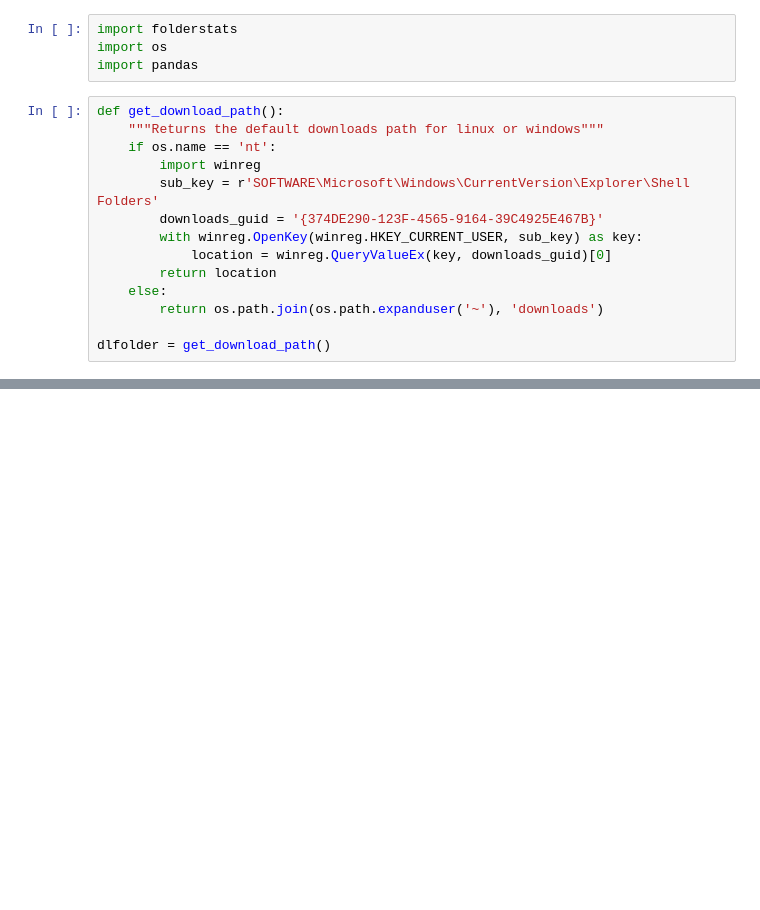
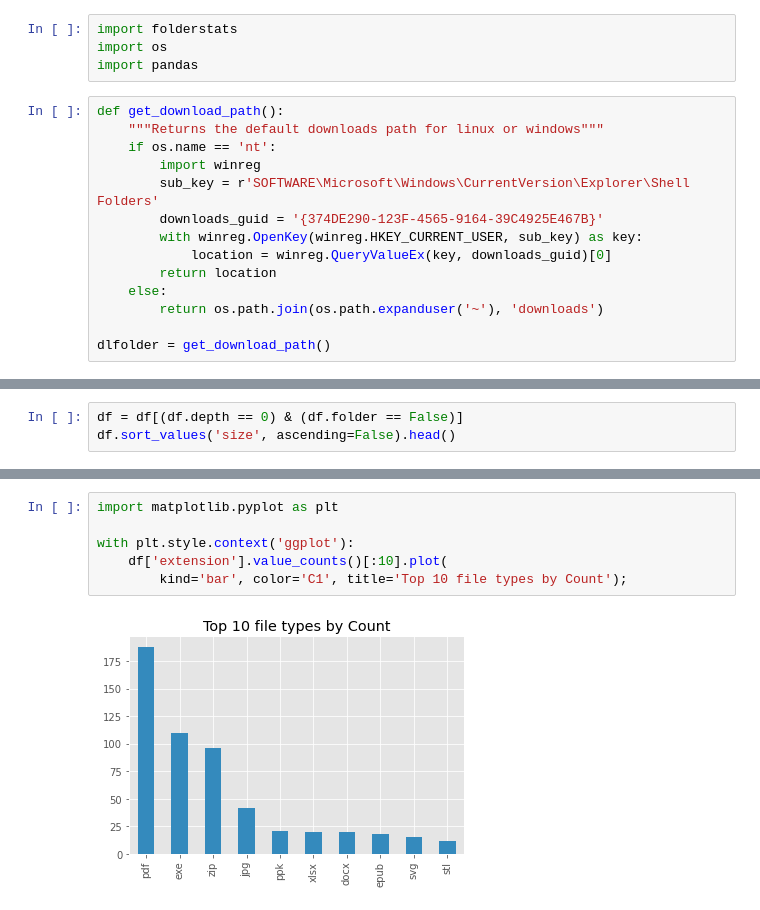
Before and after one commit to sebrb84/DLfoldercleaner, a Jupyter notebook: Downloadfolder stats.ipynb, the cells around one changed output, grey strips where cells are left out. Saved outputs shown, nothing was run; the diff lists cells and outputs as text; blank space fills up the shorter version.

Commit message:
Refined analysis of folder content
reduced histograms to top 10s, added pretty treemap.

```diff
--- a/Downloadfolder stats.ipynb
+++ b/Downloadfolder stats.ipynb
@@ -92,0 +58,3 @@ df.describe()
+# %%
+df = df[(df.depth == 0) & (df.folder == False)]
+df.sort_values('size', ascending=False).head()
@@ -92,0 +85,8 @@ df.describe()
+# %%
+import matplotlib.pyplot as plt
+
+with plt.style.context('ggplot'):
+    df['extension'].value_counts()[:10].plot(
+        kind='bar', color='C1', title='Top 10 file types by Count');
+# %% [output]
+[figure, added]
```
Also changed, not shown: parts of 17 cells of this notebook.
